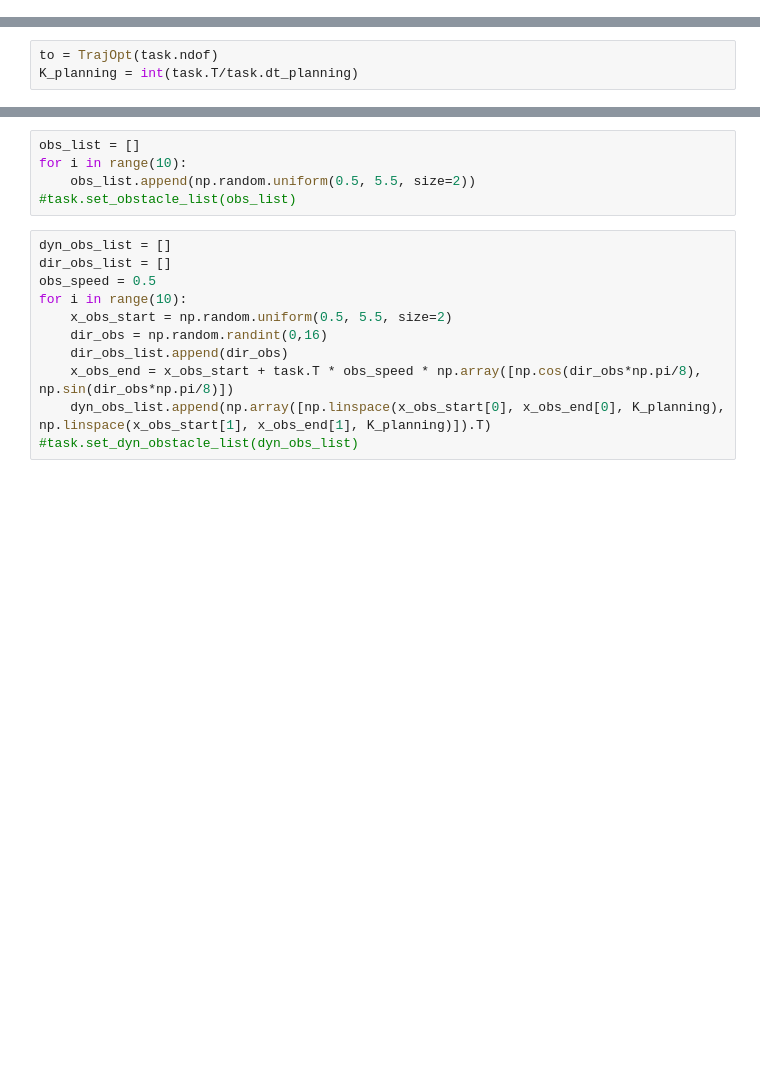
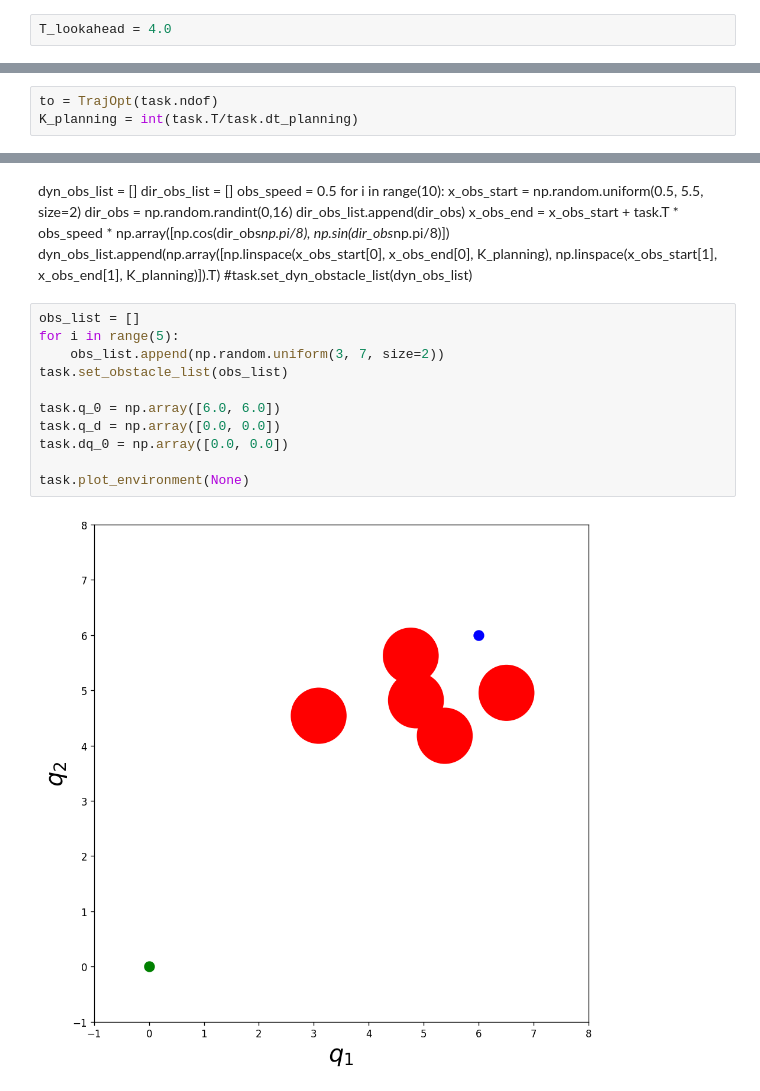
Before and after one commit to JuJankowski/pbc-traj-opt, a Jupyter notebook: mobile_navigation_offline_dyn_obf.ipynb, the cells around one changed output, grey strips where cells are left out. Saved outputs shown, nothing was run; the diff lists cells and outputs as text; blank space fills up the shorter version.

```diff
--- a/mobile_navigation_offline_dyn_obf.ipynb
+++ b/mobile_navigation_offline_dyn_obf.ipynb
@@ -11,0 +13,2 @@ task = Task()
+# %%
+T_lookahead = 4.0
@@ -63,16 +152,24 @@ def run_opt(num_basis):
+# %% [markdown]
+dyn_obs_list = []
+dir_obs_list = []
+obs_speed = 0.5
+for i in range(10):
+    x_obs_start = np.random.uniform(0.5, 5.5, size=2)
+    dir_obs = np.random.randint(0,16)
+    dir_obs_list.append(dir_obs)
+    x_obs_end = x_obs_start + task.T * obs_speed * np.array([np.cos(dir_obs*np.pi/8), np.sin(dir_obs*np.pi/8)])
+    dyn_obs_list.append(np.array([np.linspace(x_obs_start[0], x_obs_end[0], K_planning), np.linspace(x_obs_start[1], x_obs_end[1], K_planning)]).T)
+#task.set_dyn_obstacle_list(dyn_obs_list)
 # %%
 obs_list = []
-for i in range(10):
-    obs_list.append(np.random.uniform(0.5, 5.5, size=2))
-#task.set_obstacle_list(obs_list)
+for i in range(5):
+    obs_list.append(np.random.uniform(3, 7, size=2))
+task.set_obstacle_list(obs_list)
+
+task.q_0 = np.array([6.0, 6.0])
+task.q_d = np.array([0.0, 0.0])
+task.dq_0 = np.array([0.0, 0.0])
+
+task.plot_environment(None)
+# %% [output]
+[figure, added]
-# %%
-dyn_obs_list = []
-dir_obs_list = []
-obs_speed = 0.5
-for i in range(10):
-    x_obs_start = np.random.uniform(0.5, 5.5, size=2)
-    dir_obs = np.random.randint(0,16)
-    dir_obs_list.append(dir_obs)
-    x_obs_end = x_obs_start + task.T * obs_speed * np.array([np.cos(dir_obs*np.pi/8), np.sin(dir_obs*np.pi/8)])
-    dyn_obs_list.append(np.array([np.linspace(x_obs_start[0], x_obs_end[0], K_planning), np.linspace(x_obs_start[1], x_obs_end[1], K_planning)]).T)
-#task.set_dyn_obstacle_list(dyn_obs_list)
```
Also changed, not shown: parts of 22 cells of this notebook, 5 other files.
